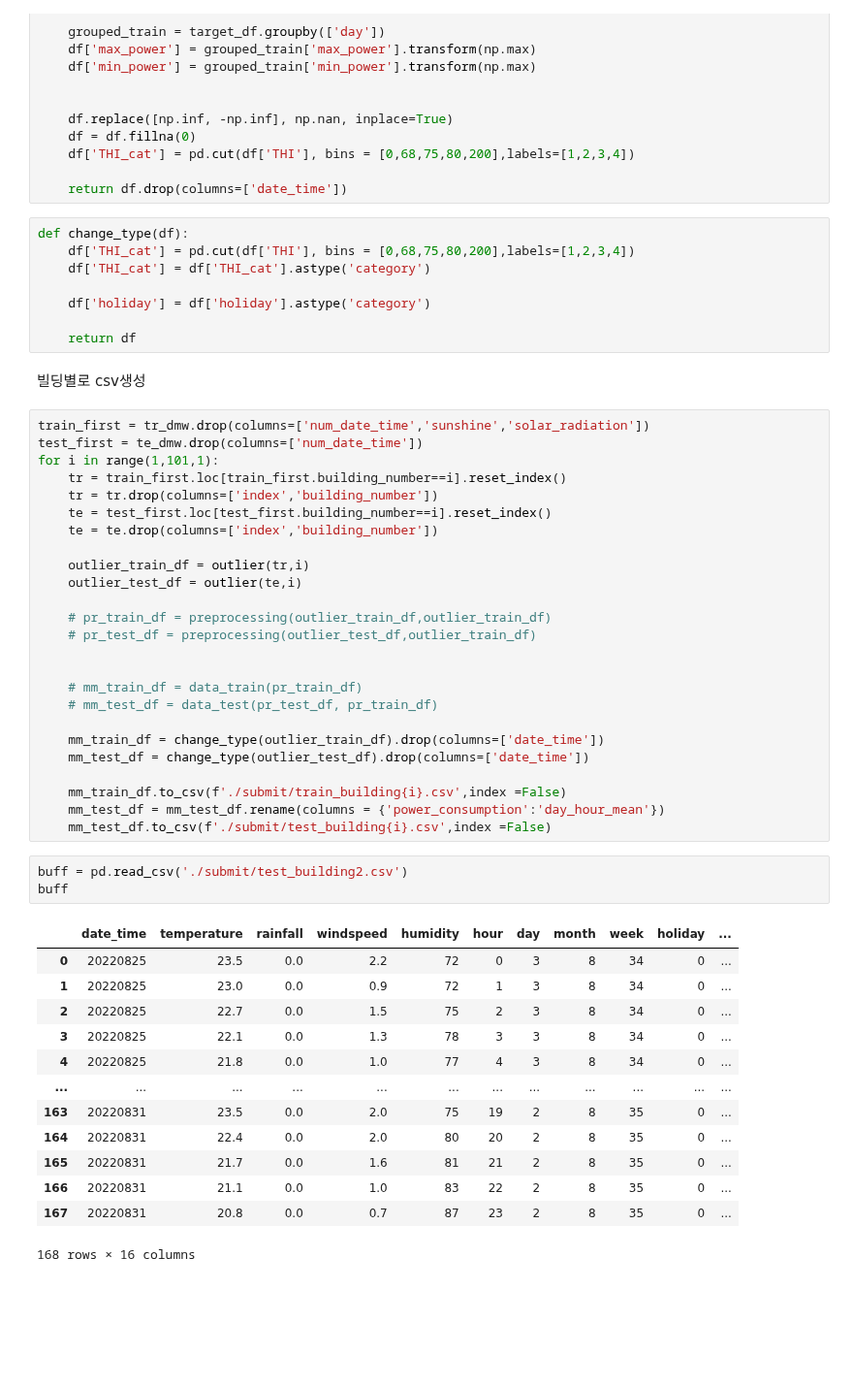
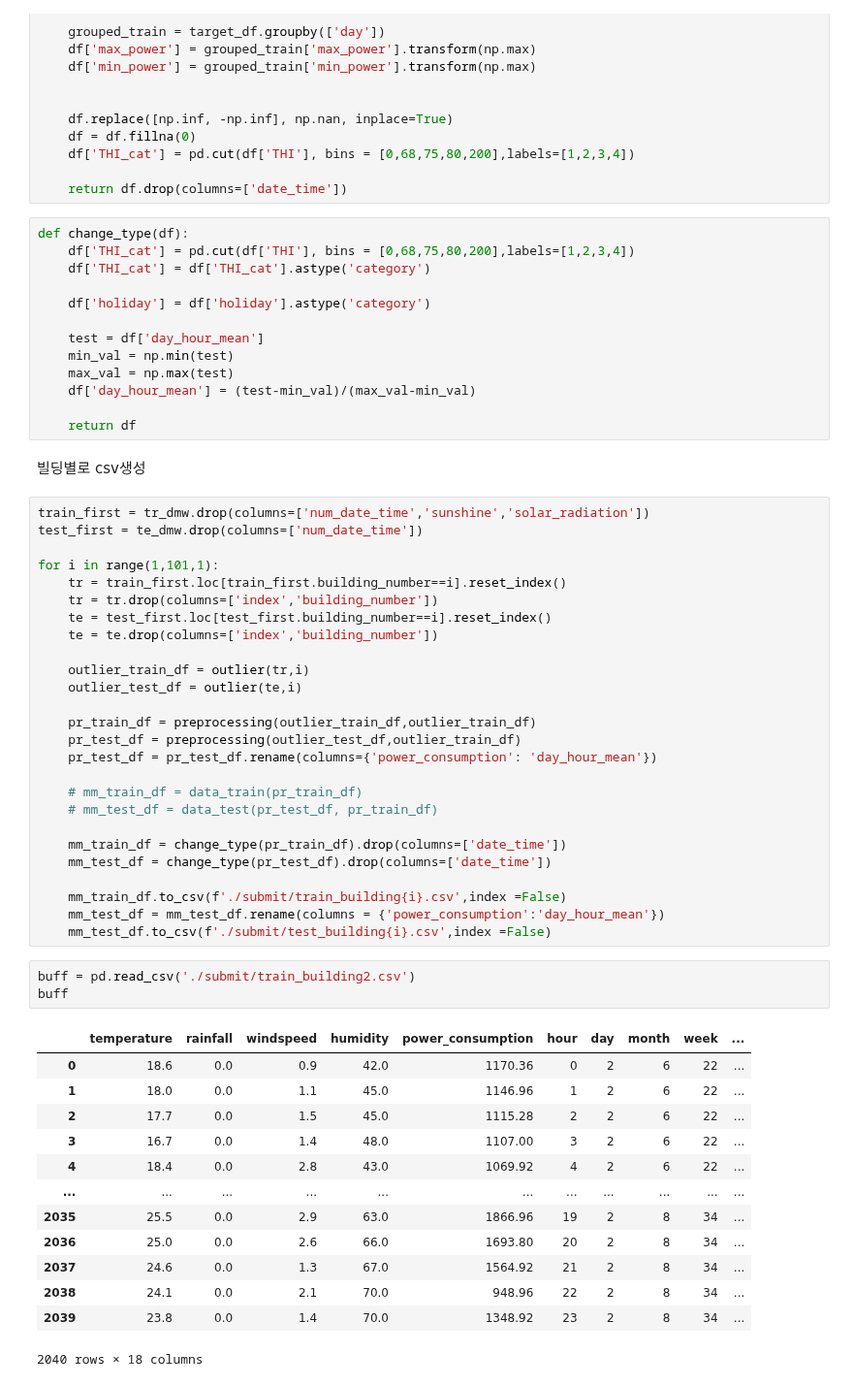
Before and after one commit to wooseungw/power_consumption_comp, a Jupyter notebook: preprocessing_wsw_submit.ipynb, the cells around one changed output. Shown at 97% size. Drawn from its saved outputs; the diff is of its cells as text; blank space fills up the shorter version.

```diff
--- a/preprocessing_wsw_submit.ipynb
+++ b/preprocessing_wsw_submit.ipynb
@@ -195,12 +203,18 @@ def change_type(df):
 
     df['holiday'] = df['holiday'].astype('category')
 
+    test = df['day_hour_mean']
+    min_val = np.min(test)
+    max_val = np.max(test)
+    df['day_hour_mean'] = (test-min_val)/(max_val-min_val)
+
     return df
 # %% [markdown]
 빌딩별로 csv생성
 # %%
 train_first = tr_dmw.drop(columns=['num_date_time','sunshine','solar_radiation'])
 test_first = te_dmw.drop(columns=['num_date_time'])
+
 for i in range(1,101,1):
     tr = train_first.loc[train_first.building_number==i].reset_index()
     tr = tr.drop(columns=['index','building_number'])
@@ -210,33 +224,33 @@ for i in range(1,101,1):
     outlier_train_df = outlier(tr,i)
     outlier_test_df = outlier(te,i)
 
-    # pr_train_df = preprocessing(outlier_train_df,outlier_train_df)
-    # pr_test_df = preprocessing(outlier_test_df,outlier_train_df)
-
+    pr_train_df = preprocessing(outlier_train_df,outlier_train_df)
+    pr_test_df = preprocessing(outlier_test_df,outlier_train_df)
+    pr_test_df = pr_test_df.rename(columns={'power_consumption': 'day_hour_mean'})
 
     # mm_train_df = data_train(pr_train_df)
     # mm_test_df = data_test(pr_test_df, pr_train_df)
 
-    mm_train_df = change_type(outlier_train_df).drop(columns=['date_time'])
-    mm_test_df = change_type(outlier_test_df).drop(columns=['date_time'])
+    mm_train_df = change_type(pr_train_df).drop(columns=['date_time'])
+    mm_test_df = change_type(pr_test_df).drop(columns=['date_time'])
 
     mm_train_df.to_csv(f'./submit/train_building{i}.csv',index =False)
     mm_test_df = mm_test_df.rename(columns = {'power_consumption':'day_hour_mean'})
     mm_test_df.to_csv(f'./submit/test_building{i}.csv',index =False)
 # %%
-buff = pd.read_csv('./submit/test_building2.csv')
+buff = pd.read_csv('./submit/train_building2.csv')
 buff
 # %% [output]
-|  | date_time | temperature | rainfall | windspeed | humidity | hour | day | month | week | holiday | ... |
-| 0 | 20220825 | 23.5 | 0.0 | 2.2 | 72 | 0 | 3 | 8 | 34 | 0 | ... |
-| 1 | 20220825 | 23.0 | 0.0 | 0.9 | 72 | 1 | 3 | 8 | 34 | 0 | ... |
-| 2 | 20220825 | 22.7 | 0.0 | 1.5 | 75 | 2 | 3 | 8 | 34 | 0 | ... |
-| 3 | 20220825 | 22.1 | 0.0 | 1.3 | 78 | 3 | 3 | 8 | 34 | 0 | ... |
-| 4 | 20220825 | 21.8 | 0.0 | 1.0 | 77 | 4 | 3 | 8 | 34 | 0 | ... |
-| ... | ... | ... | ... | ... | ... | ... | ... | ... | ... | ... | ... |
-| 163 | 20220831 | 23.5 | 0.0 | 2.0 | 75 | 19 | 2 | 8 | 35 | 0 | ... |
-| 164 | 20220831 | 22.4 | 0.0 | 2.0 | 80 | 20 | 2 | 8 | 35 | 0 | ... |
-| 165 | 20220831 | 21.7 | 0.0 | 1.6 | 81 | 21 | 2 | 8 | 35 | 0 | ... |
-| 166 | 20220831 | 21.1 | 0.0 | 1.0 | 83 | 22 | 2 | 8 | 35 | 0 | ... |
-| 167 | 20220831 | 20.8 | 0.0 | 0.7 | 87 | 23 | 2 | 8 | 35 | 0 | ... |
+|  | temperature | rainfall | windspeed | humidity | power_consumption | hour | day | month | week | ... |
+| 0 | 18.6 | 0.0 | 0.9 | 42.0 | 1170.36 | 0 | 2 | 6 | 22 | ... |
+| 1 | 18.0 | 0.0 | 1.1 | 45.0 | 1146.96 | 1 | 2 | 6 | 22 | ... |
+| 2 | 17.7 | 0.0 | 1.5 | 45.0 | 1115.28 | 2 | 2 | 6 | 22 | ... |
+| 3 | 16.7 | 0.0 | 1.4 | 48.0 | 1107.00 | 3 | 2 | 6 | 22 | ... |
+| 4 | 18.4 | 0.0 | 2.8 | 43.0 | 1069.92 | 4 | 2 | 6 | 22 | ... |
+| ... | ... | ... | ... | ... | ... | ... | ... | ... | ... | ... |
+| 2035 | 25.5 | 0.0 | 2.9 | 63.0 | 1866.96 | 19 | 2 | 8 | 34 | ... |
+| 2036 | 25.0 | 0.0 | 2.6 | 66.0 | 1693.80 | 20 | 2 | 8 | 34 | ... |
+| 2037 | 24.6 | 0.0 | 1.3 | 67.0 | 1564.92 | 21 | 2 | 8 | 34 | ... |
+| 2038 | 24.1 | 0.0 | 2.1 | 70.0 | 948.96 | 22 | 2 | 8 | 34 | ... |
+| 2039 | 23.8 | 0.0 | 1.4 | 70.0 | 1348.92 | 23 | 2 | 8 | 34 | ... |
-168 rows × 16 columns
+2040 rows × 18 columns
```
Also changed, not shown: parts of 2 cells of this notebook, 9 other files.
